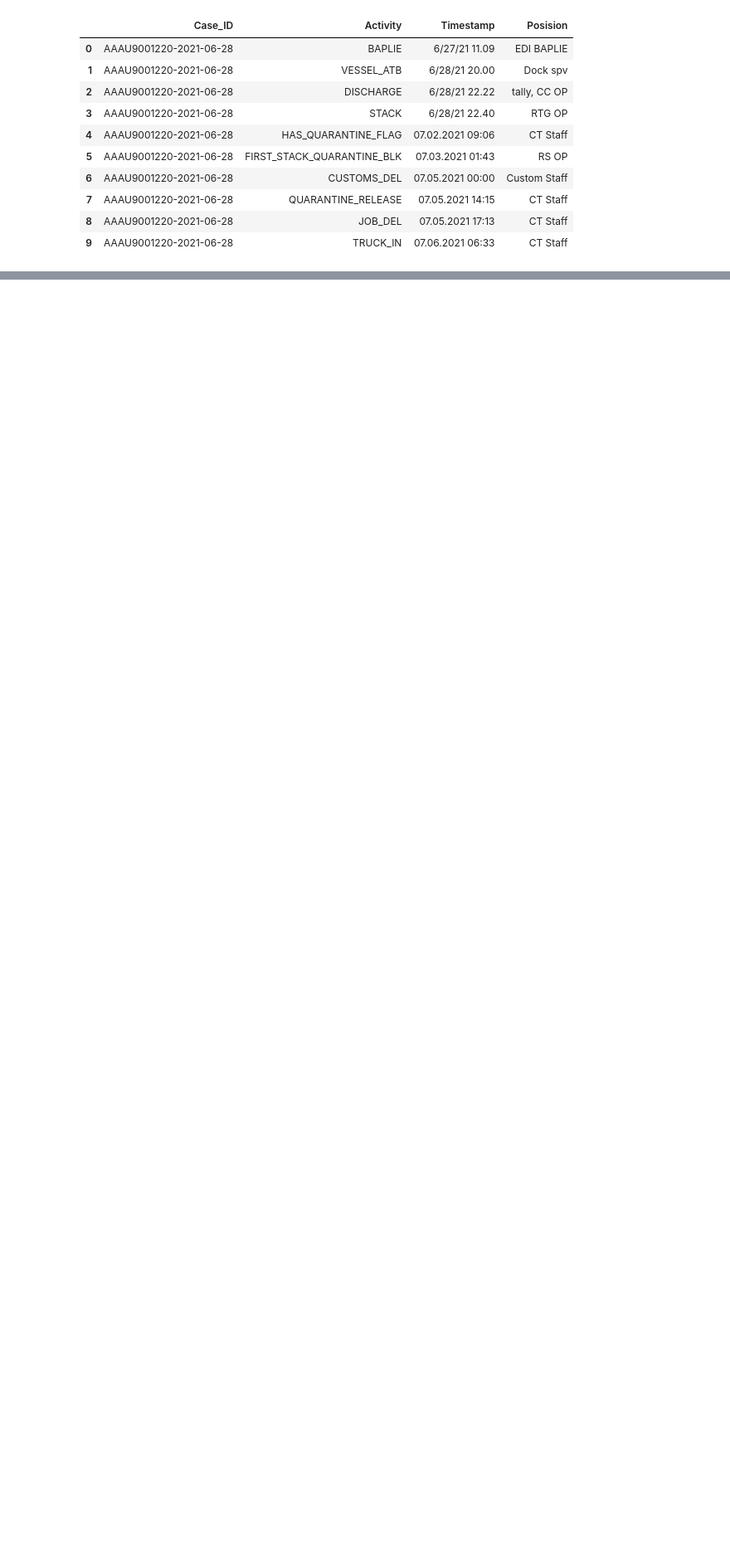
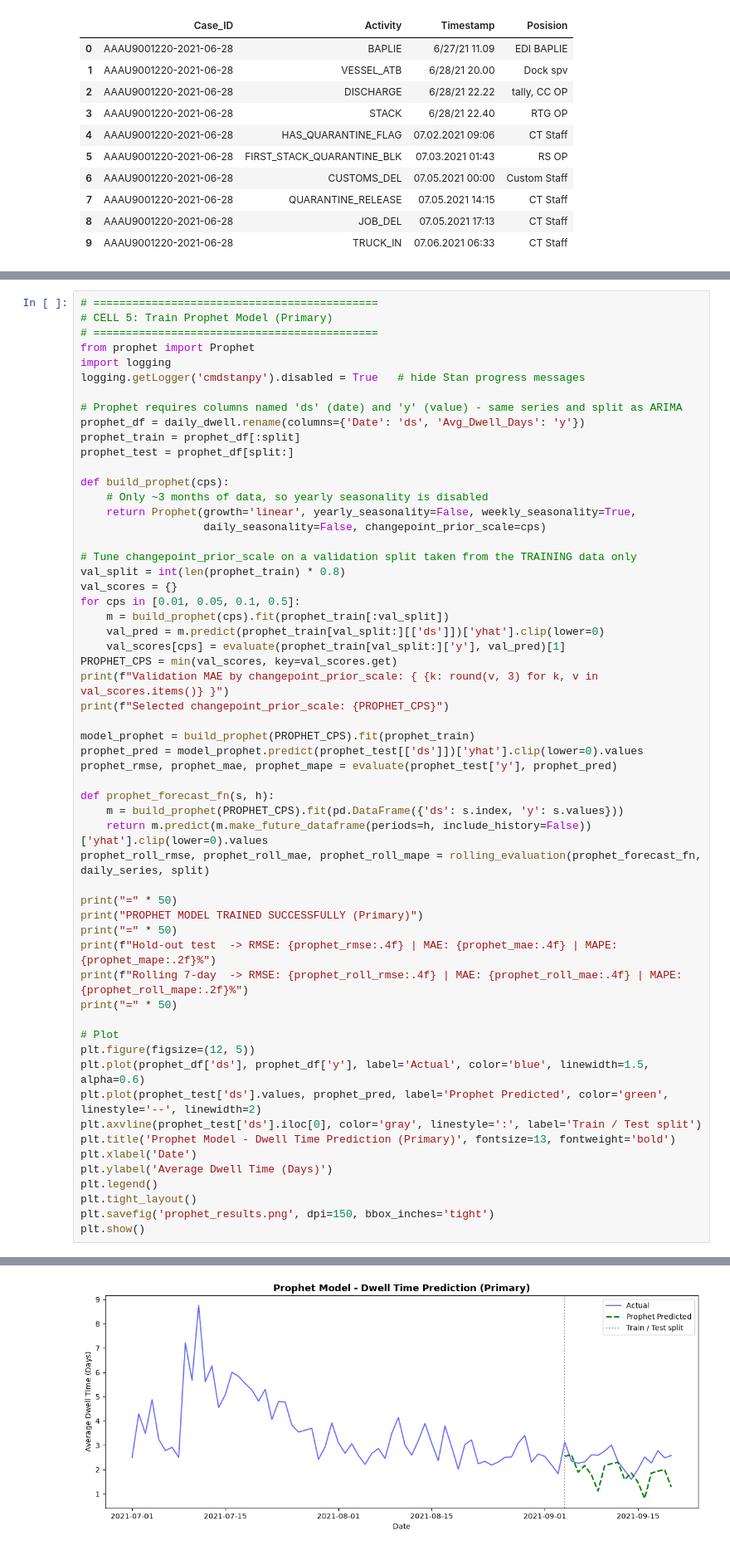
Before and after one commit to IsuJayasinghe/Final-Research, a Jupyter notebook: ml-models/YardAllocation.ipynb, the cells around one changed output, grey strips where cells are left out. Shown at 83% size. Saved outputs shown, nothing was run; the diff lists cells and outputs as text; blank space fills up the shorter version.

```diff
--- a/ml-models/YardAllocation.ipynb
+++ b/ml-models/YardAllocation.ipynb
@@ -359,0 +253,58 @@ MAPE: 85.76%
+# %%
+# ============================================
+# CELL 5: Train Prophet Model (Primary)
+# ============================================
+from prophet import Prophet
+import logging
+logging.getLogger('cmdstanpy').disabled = True   # hide Stan progress messages
+
+# Prophet requires columns named 'ds' (date) and 'y' (value) - same series and split as ARIMA
+prophet_df = daily_dwell.rename(columns={'Date': 'ds', 'Avg_Dwell_Days': 'y'})
+prophet_train = prophet_df[:split]
+prophet_test = prophet_df[split:]
+
+def build_prophet(cps):
+    # Only ~3 months of data, so yearly seasonality is disabled
+    return Prophet(growth='linear', yearly_seasonality=False, weekly_seasonality=True,
+                   daily_seasonality=False, changepoint_prior_scale=cps)
+
+# Tune changepoint_prior_scale on a validation split taken from the TRAINING data only
+val_split = int(len(prophet_train) * 0.8)
+val_scores = {}
+for cps in [0.01, 0.05, 0.1, 0.5]:
+    m = build_prophet(cps).fit(prophet_train[:val_split])
+    val_pred = m.predict(prophet_train[val_split:][['ds']])['yhat'].clip(lower=0)
+    val_scores[cps] = evaluate(prophet_train[val_split:]['y'], val_pred)[1]
+PROPHET_CPS = min(val_scores, key=val_scores.get)
+print(f"Validation MAE by changepoint_prior_scale: { {k: round(v, 3) for k, v in val_scores.items()} }")
+print(f"Selected changepoint_prior_scale: {PROPHET_CPS}")
+
+model_prophet = build_prophet(PROPHET_CPS).fit(prophet_train)
+prophet_pred = model_prophet.predict(prophet_test[['ds']])['yhat'].clip(lower=0).values
+prophet_rmse, prophet_mae, prophet_mape = evaluate(prophet_test['y'], prophet_pred)
+
+def prophet_forecast_fn(s, h):
+    m = build_prophet(PROPHET_CPS).fit(pd.DataFrame({'ds': s.index, 'y': s.values}))
+    return m.predict(m.make_future_dataframe(periods=h, include_history=False))['yhat'].clip(lower=0).values
+prophet_roll_rmse, prophet_roll_mae, prophet_roll_mape = rolling_evaluation(prophet_forecast_fn, daily_series, split)
+
+print("=" * 50)
+print("PROPHET MODEL TRAINED SUCCESSFULLY (Primary)")
+print("=" * 50)
+print(f"Hold-out test  -> RMSE: {prophet_rmse:.4f} | MAE: {prophet_mae:.4f} | MAPE: {prophet_mape:.2f}%")
+print(f"Rolling 7-day  -> RMSE: {prophet_roll_rmse:.4f} | MAE: {prophet_roll_mae:.4f} | MAPE: {prophet_roll_mape:.2f}%")
+print("=" * 50)
+
+# Plot
+plt.figure(figsize=(12, 5))
+plt.plot(prophet_df['ds'], prophet_df['y'], label='Actual', color='blue', linewidth=1.5, alpha=0.6)
+plt.plot(prophet_test['ds'].values, prophet_pred, label='Prophet Predicted', color='green', linestyle='--', linewidth=2)
+plt.axvline(prophet_test['ds'].iloc[0], color='gray', linestyle=':', label='Train / Test split')
+plt.title('Prophet Model - Dwell Time Prediction (Primary)', fontsize=13, fontweight='bold')
+plt.xlabel('Date')
+plt.ylabel('Average Dwell Time (Days)')
+plt.legend()
+plt.tight_layout()
+plt.savefig('prophet_results.png', dpi=150, bbox_inches='tight')
+plt.show()
+# %% [output]
@@ -360,3 +320,4 @@ MAPE: 85.76%
+[figure, added]
 # %%
 # ============================================
 # CELL 6: Prophet vs ARIMA Comparison
```
Also changed, not shown: parts of 14 cells of this notebook, 14 other files.
